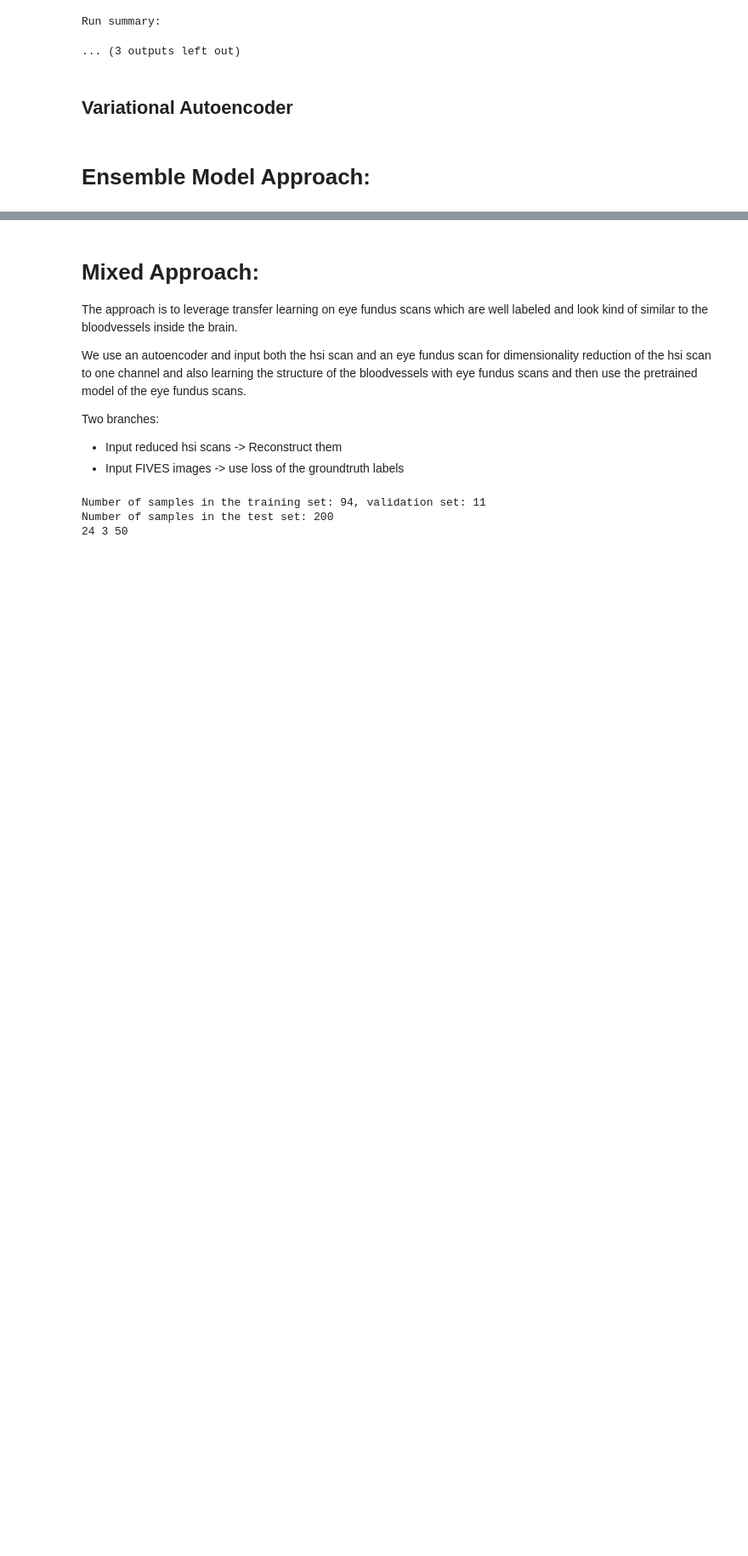
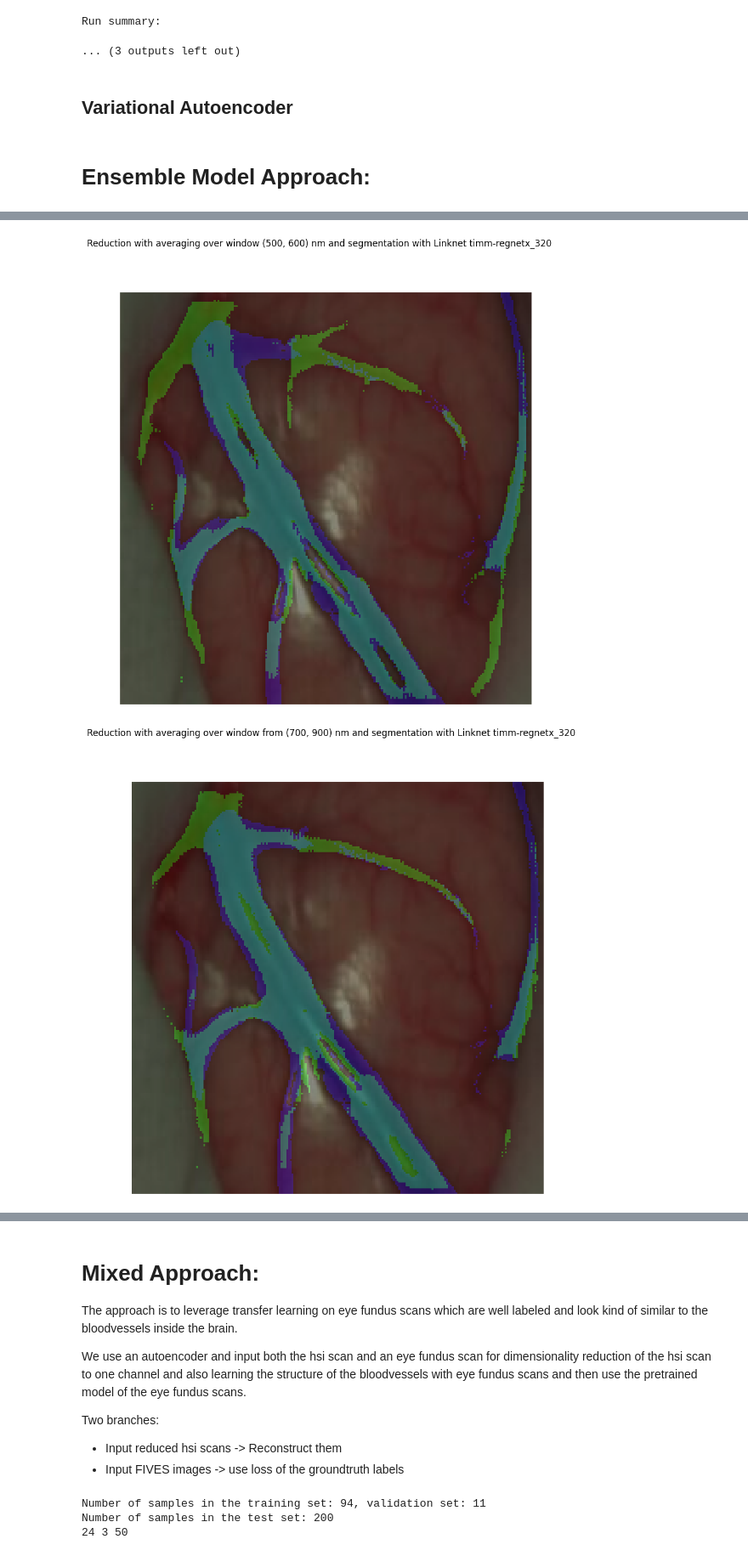
Before and after one commit to TimMachTUM/hsi-brain-segmentation, a Jupyter notebook: brain-segmentation.ipynb, the cells around one changed output, grey strips where cells are left out. Shown at 85% size. Drawn from its saved outputs; the diff is of its cells as text; code cells hidden in the pictures; blank space fills up the shorter version.

```diff
--- a/brain-segmentation.ipynb
+++ b/brain-segmentation.ipynb
@@ -391,0 +344,56 @@ show_overlay(model, data, device, with_sigmoid=True, title='Ensemble model with
+# %%
+from HSI_Net import CombinedModel, SegmentationModelWithWindowing
+from segmentation_util import predict, show_overlay, build_segmentation_model
+from autoencoder import Autoencoder, DeeperAutoencoder
+from ensemble_model import EnsembleModelMajorityVoting, EnsembleModelAverage, EnsembleModelAbsoluteVoting
+import segmentation_models_pytorch as smp
+
+
+
+device = ('cuda:1' if torch.cuda.is_available() else 'cpu')
+# autoencoder_single_channel = Autoencoder(output_channels=1)
+# autoencoder_single_channel.load_state_dict(torch.load('./models/autoencoder-single-channel-with-normalized-cropped-data.pth'))
+# autoencoder_single_channel.to(device)
+# autoencoder_single_channel.eval()
+encoder = 'timm-regnetx_320'
+architecture = 'Linknet'
+
+segmenter_single_channel = build_segmentation_model(encoder, architecture, device)
+segmenter_single_channel.load_state_dict(torch.load('./models/{architecture}-{encoder}-512x512-augmented-with-random-crops-single-channel.pth'.format(architecture=architecture, encoder=encoder)))
+segmenter_single_channel.eval()
+
+window1 = (700, 900)
+model_windowing_700to900 = SegmentationModelWithWindowing(segmenter_single_channel, window=dataset.get_window_from_wavelengths(window1))
+data = testset[0]
+
+
+
+window2 = (500, 600)
+# segmenter_windowed = smp.UnetPlusPlus('resnext101_32x8d', in_channels=1, classes=1)
+# segmenter_windowed.load_state_dict(torch.load('./models/UnetPlusPlus-resnext101_32x8d-512x512-augmented-with-random-crops-single-channel.pth'))
+# segmenter_windowed.to(device)
+
+model_with_windowing_500to600 = SegmentationModelWithWindowing(segmenter_single_channel, window=dataset.get_window_from_wavelengths(window2))
+
+window3 = (540, 580)
+window4 = (620, 650)
+window5 = (900, 950)
+
+model_windowing_540to580 = SegmentationModelWithWindowing(segmenter_single_channel, window=dataset.get_window_from_wavelengths(window3))
+model_windowing_620to650 = SegmentationModelWithWindowing(segmenter_single_channel, window=dataset.get_window_from_wavelengths(window4))
+model_windowing_900to1000 = SegmentationModelWithWindowing(segmenter_single_channel, window=dataset.get_window_from_wavelengths(window5))
+
+show_overlay(model_with_windowing_500to600, data, device, title='Reduction with averaging over window {window2} nm and segmentation with {architecture} {encoder}'.format(window2=window2, architecture=architecture, encoder=encoder))
+show_overlay(model_windowing_700to900, data, device, title='Reduction with averaging over window from {window1} nm and segmentation with {architecture} {encoder}'.format(window1=window1, architecture=architecture, encoder=encoder))
+show_overlay(model_windowing_540to580, data, device, title='Reduction with averaging over window from {window3} nm and segmentation with {architecture} {encoder}'.format(window3=window3, architecture=architecture, encoder=encoder))
+show_overlay(model_windowing_620to650, data, device, title='Reduction with averaging over window from {window4} nm and segmentation with {architecture} {encoder}'.format(window4=window4, architecture=architecture, encoder=encoder))
+show_overlay(model_windowing_900to1000, data, device, title='Reduction with averaging over window from {window5} nm and segmentation with {architecture} {encoder}'.format(window5=window5, architecture=architecture, encoder=encoder))
+
+
+model = EnsembleModelAbsoluteVoting([model_with_windowing_500to600, model_windowing_700to900, model_windowing_540to580, model_windowing_620to650, model_windowing_900to1000])
+output = model(data[0].unsqueeze(0).to(device))
+
+show_overlay(model, data, device, with_sigmoid=False, title='Ensemble model with majority voting')
+# %% [output]
+[figure, added]
+[figure, added]
```
Also changed, not shown: parts of 3 cells of this notebook, 1 other file.
